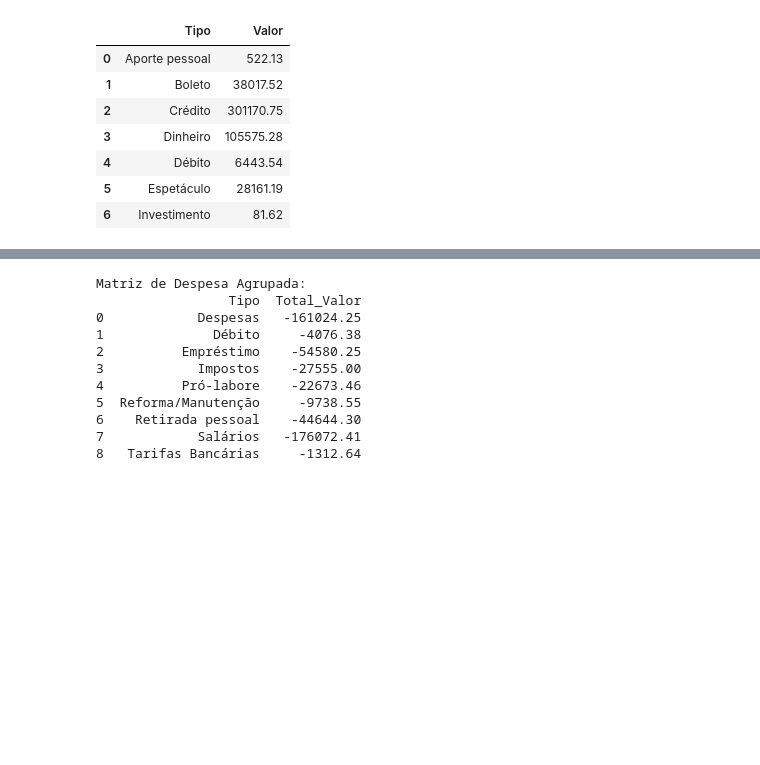
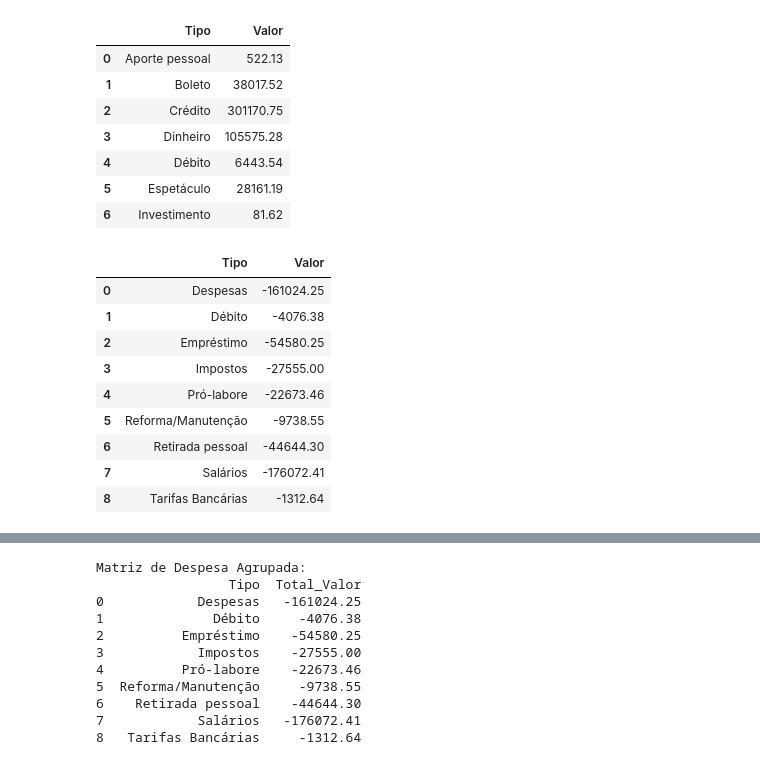
Before and after one commit to KoreTane/KoreTane, a Jupyter notebook: ProfitForecast.ipynb, the cells around one changed output, grey strips where cells are left out. Drawn from its saved outputs; the diff is of its cells as text; code cells hidden in the pictures; blank space fills up the shorter version.

```diff
--- a/ProfitForecast.ipynb
+++ b/ProfitForecast.ipynb
@@ -59,6 +59,19 @@ result_receita
 | 4 | Débito | 6443.54 |
 | 5 | Espetáculo | 28161.19 |
 | 6 | Investimento | 81.62 |
+# %%
+result_despesa
+# %% [output]
+|  | Tipo | Valor |
+| 0 | Despesas | -161024.25 |
+| 1 | Débito | -4076.38 |
+| 2 | Empréstimo | -54580.25 |
+| 3 | Impostos | -27555.00 |
+| 4 | Pró-labore | -22673.46 |
+| 5 | Reforma/Manutenção | -9738.55 |
+| 6 | Retirada pessoal | -44644.30 |
+| 7 | Salários | -176072.41 |
+| 8 | Tarifas Bancárias | -1312.64 |
 # %%
 print(result_despesa)
 print(result_receita)
```
Also changed, not shown: parts of 4 cells of this notebook.
